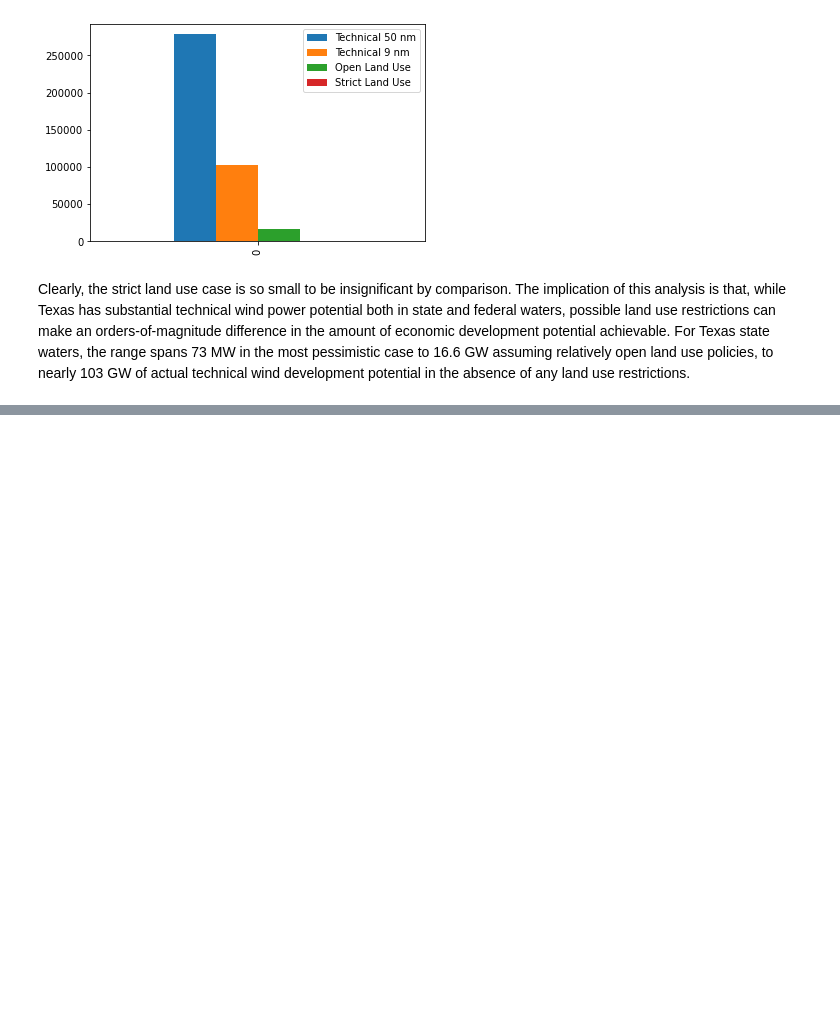
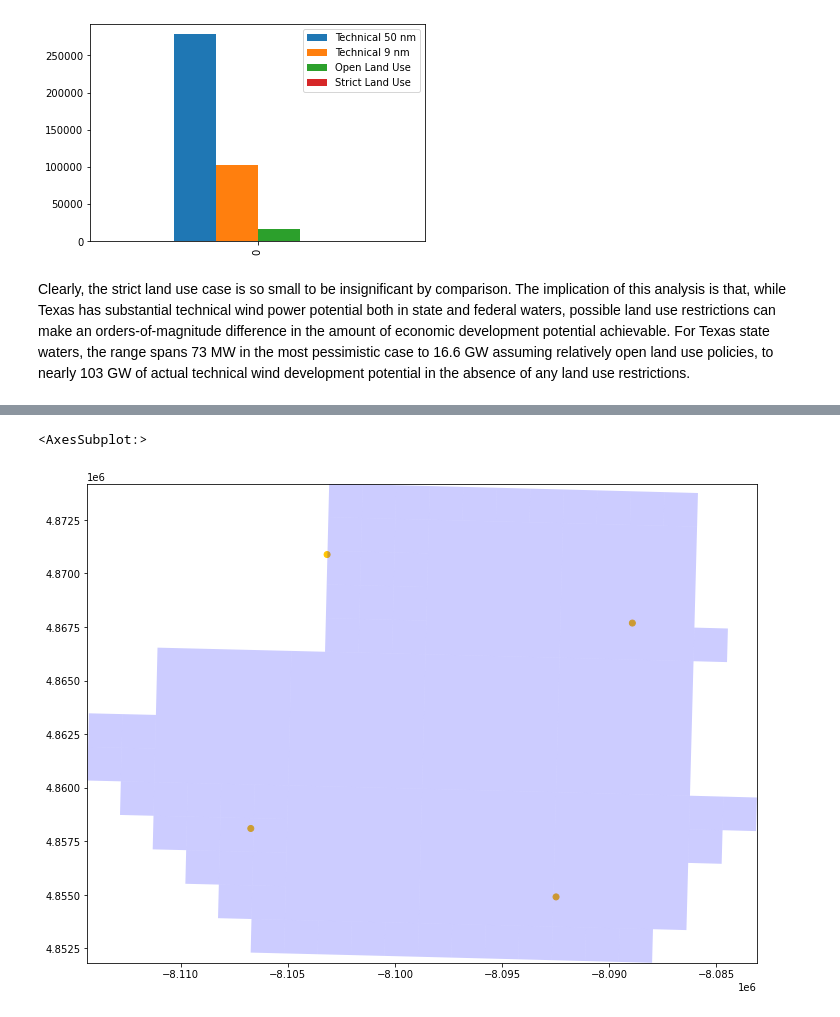
Before and after one commit to thomasmortiz/geospatial, a Jupyter notebook: TexasWindPower.ipynb, the cells around one changed output, grey strips where cells are left out. Saved outputs shown, nothing was run; the diff lists cells and outputs as text; code cells hidden in the pictures; blank space fills up the shorter version.

```diff
--- a/TexasWindPower.ipynb
+++ b/TexasWindPower.ipynb
@@ -193,0 +379,9 @@ Clearly, the strict land use case is so small to be insignificant by comparison.
+# %%
+fig, ax = plt.subplots(figsize=(12,9))
+ax.set_xlim([-8114361.19826695, -8083105.2395973])
+ax.set_ylim([4851827.76684288, 4874200.74436741])
+nrel_open_gdf.plot(ax=ax, column="wind_speed_150meters", cmap ="nipy_spectral")
+ocs_a_0537_geom.plot(ax=ax, alpha=0.2, color="blue")
+# %% [output]
+<AxesSubplot:>
+[figure, added]
```
Also changed, not shown: parts of 37 cells of this notebook.
